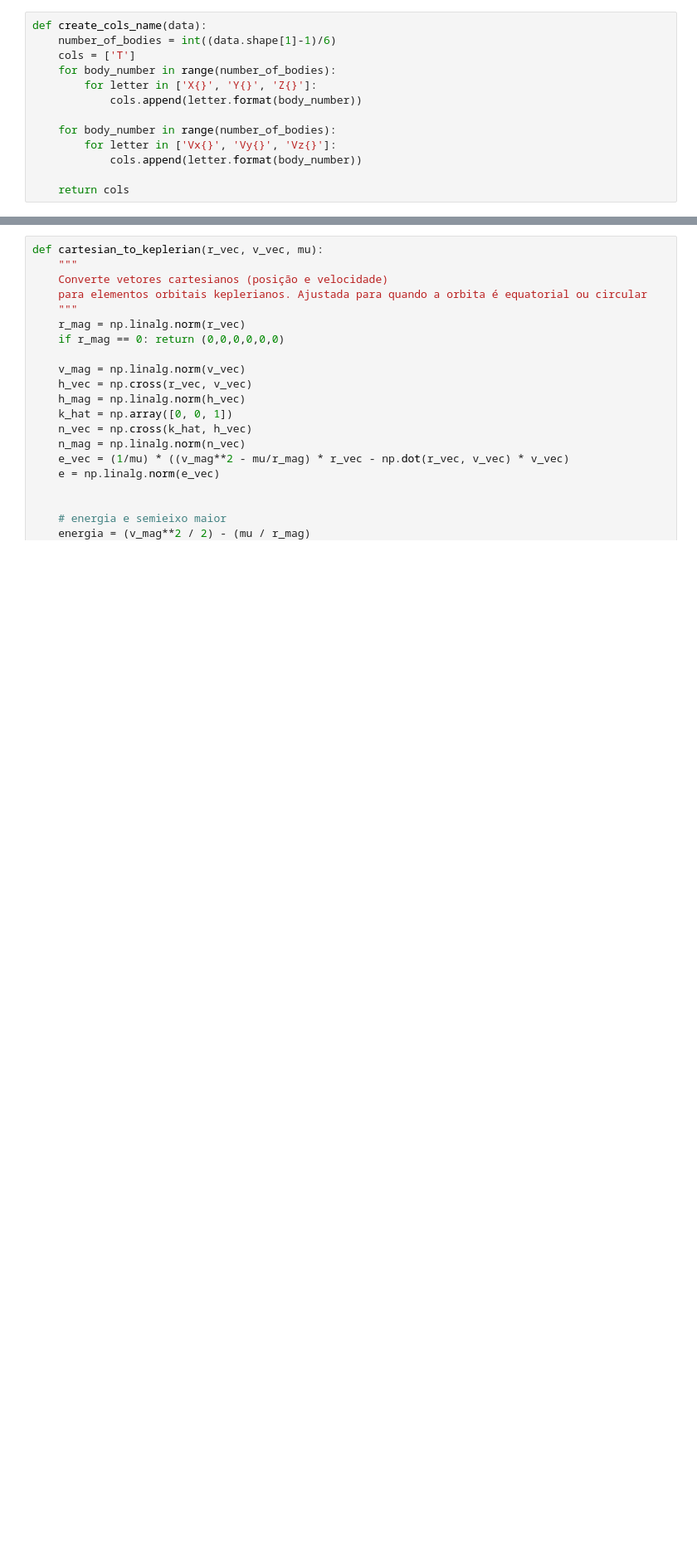
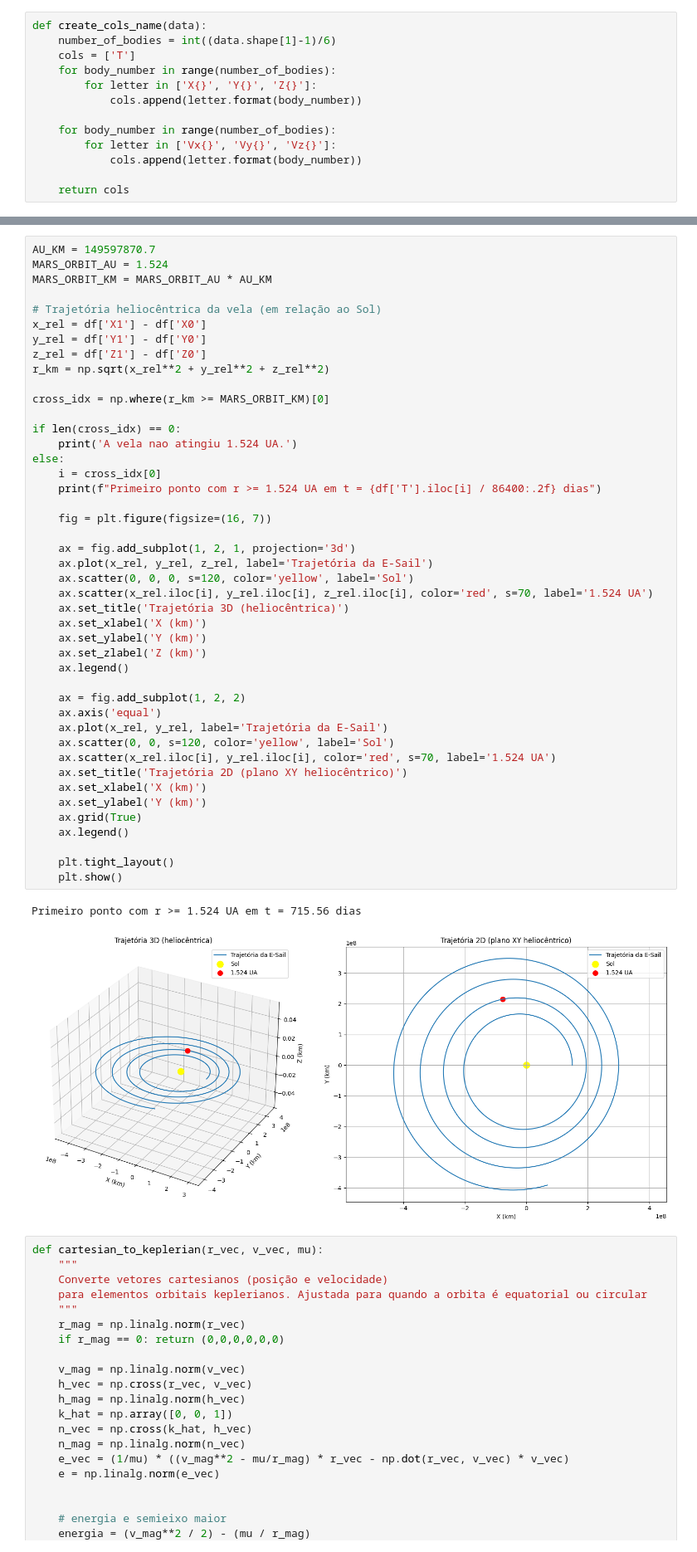
Before and after one commit to araaesp/Electric-Sail, a Jupyter notebook: src/data_analysis.ipynb, the cells around one changed output, grey strips where cells are left out. Shown at 83% size. Saved outputs shown, nothing was run; the diff lists cells and outputs as text; blank space fills up the shorter version.

```diff
--- a/src/data_analysis.ipynb
+++ b/src/data_analysis.ipynb
@@ -79,3 +79,50 @@ plt.show()
+# %%
+AU_KM = 149597870.7
+MARS_ORBIT_AU = 1.524
+MARS_ORBIT_KM = MARS_ORBIT_AU * AU_KM
+
+# Trajetória heliocêntrica da vela (em relação ao Sol)
+x_rel = df['X1'] - df['X0']
+y_rel = df['Y1'] - df['Y0']
+z_rel = df['Z1'] - df['Z0']
+r_km = np.sqrt(x_rel**2 + y_rel**2 + z_rel**2)
+
+cross_idx = np.where(r_km >= MARS_ORBIT_KM)[0]
+
+if len(cross_idx) == 0:
+    print('A vela nao atingiu 1.524 UA.')
+else:
+    i = cross_idx[0]
+    print(f"Primeiro ponto com r >= 1.524 UA em t = {df['T'].iloc[i] / 86400:.2f} dias")
+
+    fig = plt.figure(figsize=(16, 7))
+
+    ax = fig.add_subplot(1, 2, 1, projection='3d')
+    ax.plot(x_rel, y_rel, z_rel, label='Trajetória da E-Sail')
+    ax.scatter(0, 0, 0, s=120, color='yellow', label='Sol')
+    ax.scatter(x_rel.iloc[i], y_rel.iloc[i], z_rel.iloc[i], color='red', s=70, label='1.524 UA')
+    ax.set_title('Trajetória 3D (heliocêntrica)')
+    ax.set_xlabel('X (km)')
+    ax.set_ylabel('Y (km)')
+    ax.set_zlabel('Z (km)')
+    ax.legend()
+
+    ax = fig.add_subplot(1, 2, 2)
+    ax.axis('equal')
+    ax.plot(x_rel, y_rel, label='Trajetória da E-Sail')
+    ax.scatter(0, 0, s=120, color='yellow', label='Sol')
+    ax.scatter(x_rel.iloc[i], y_rel.iloc[i], color='red', s=70, label='1.524 UA')
+    ax.set_title('Trajetória 2D (plano XY heliocêntrico)')
+    ax.set_xlabel('X (km)')
+    ax.set_ylabel('Y (km)')
+    ax.grid(True)
+    ax.legend()
+
+    plt.tight_layout()
+    plt.show()
+# %% [output]
+Primeiro ponto com r >= 1.524 UA em t = 715.56 dias
+[figure, added]
 # %%
 def cartesian_to_keplerian(r_vec, v_vec, mu):
     """
```
Also changed, not shown: parts of 6 cells of this notebook, 3 other files.
